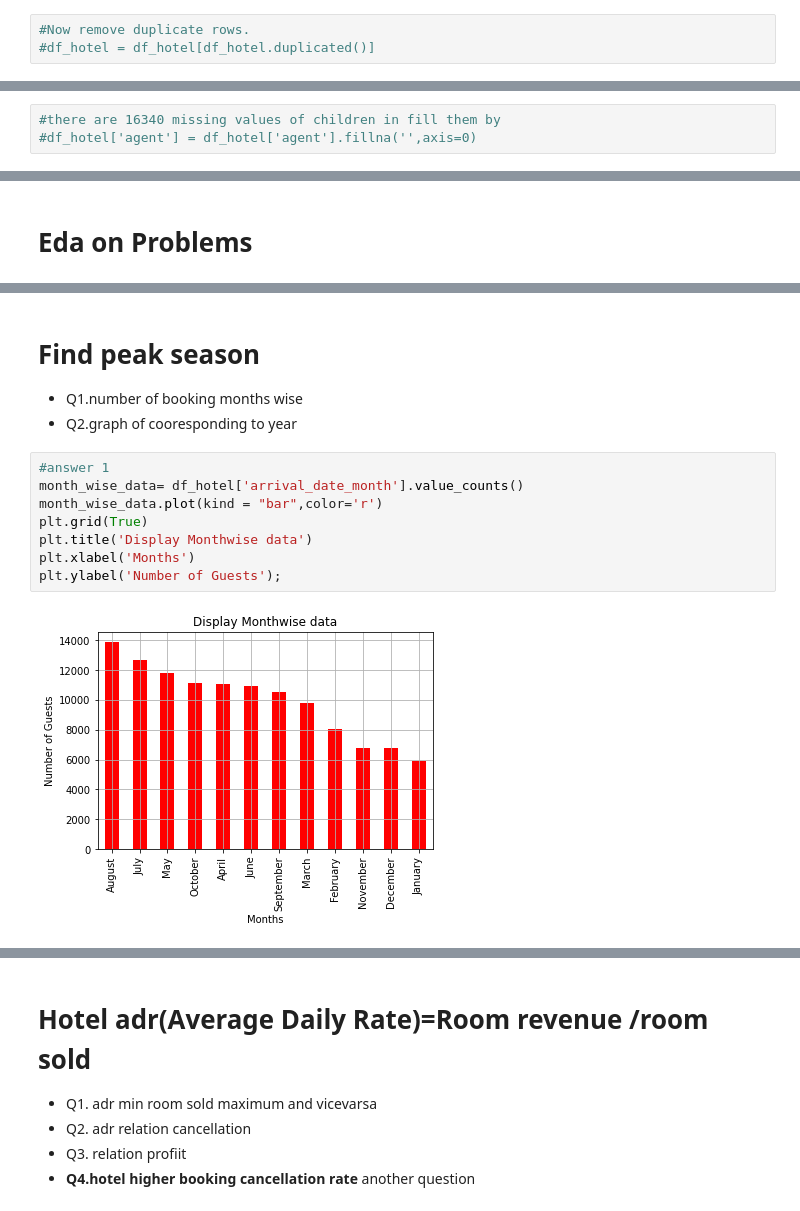
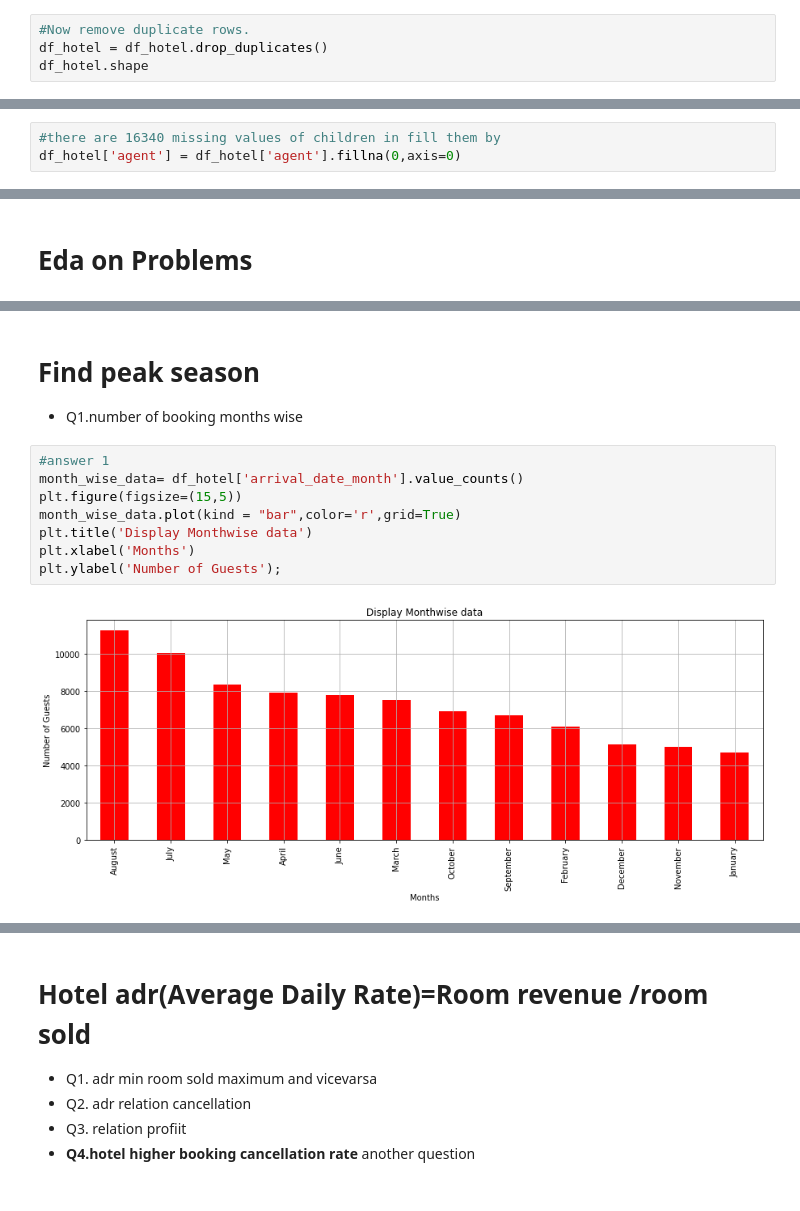
Before and after one commit to Rahuldu98/Hotel_Booking_EDA-Capstone_Project, a Jupyter notebook: Hotel_Booking_Analysis_by_Rahul_Capstone_Project.ipynb, the cells around one changed output, grey strips where cells are left out. Drawn from its saved outputs; the diff is of its cells as text.

```diff
--- a/Hotel_Booking_Analysis_by_Rahul_Capstone_Project.ipynb
+++ b/Hotel_Booking_Analysis_by_Rahul_Capstone_Project.ipynb
@@ -291,3 +265,4 @@ print(df_hotel['reservation_status'].unique())
 # %%
 #Now remove duplicate rows.
-#df_hotel = df_hotel[df_hotel.duplicated()]
+df_hotel = df_hotel.drop_duplicates()
+df_hotel.shape
@@ -415,6 +392,6 @@ False     16340
 Name: agent, dtype: int64
 # %%
 #there are 16340 missing values of children in fill them by
-#df_hotel['agent'] = df_hotel['agent'].fillna('',axis=0)
+df_hotel['agent'] = df_hotel['agent'].fillna(0,axis=0)
 # %%
 #Recheck
@@ -464,14 +429,13 @@ hotelbooking
 # %% [markdown]
 # Find peak season
 * Q1.number of booking months wise
-* Q2.graph of cooresponding to year
 # %%
 #answer 1
 month_wise_data= df_hotel['arrival_date_month'].value_counts()
-month_wise_data.plot(kind = "bar",color='r')
-plt.grid(True)
+plt.figure(figsize=(15,5))
+month_wise_data.plot(kind = "bar",color='r',grid=True)
 plt.title('Display Monthwise data')
 plt.xlabel('Months')
 plt.ylabel('Number of Guests');
 # %% [output]
-[figure, old version]
+[figure, new version]
```
Also changed, not shown: parts of 44 cells of this notebook.
